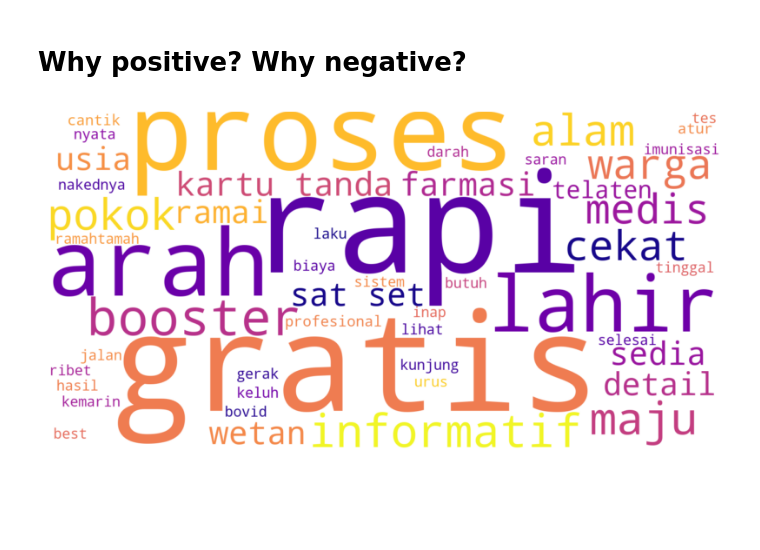
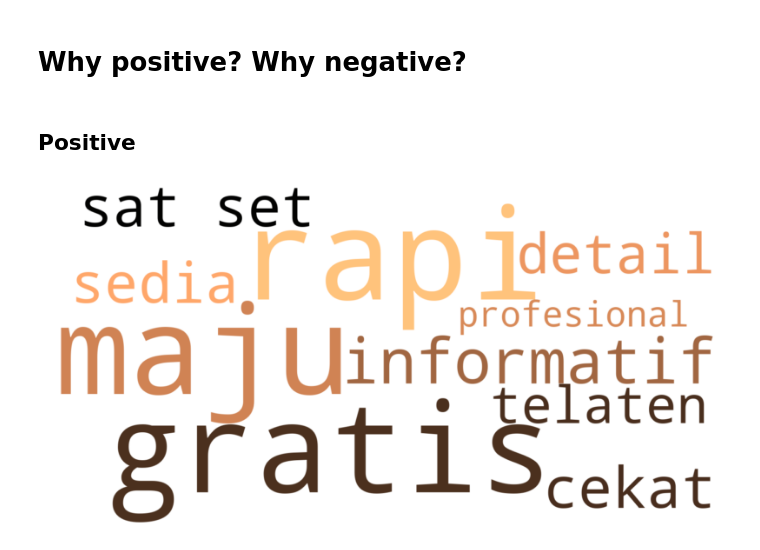
Before and after one commit to elskow/PuskesmasSbyAnalysis, a Jupyter notebook: 3-data analysis.ipynb, the cells around one changed output. Cells and saved outputs as stored; diff of their text form; code cells hidden in the pictures; blank space fills up the shorter version.

```diff
--- a/3-data analysis.ipynb
+++ b/3-data analysis.ipynb
@@ -315,6 +318,8 @@ Try using .loc[row_indexer,col_indexer] = value instead
 See the caveats in the documentation: https://pandas.pydata.org/pandas-docs/stable/user_guide/indexing.html#returning-a-view-versus-a-copy
 # %% [markdown]
 # Why positive? Why negative?
+# %% [markdown]
+## Positive
 # %%
 from sklearn.feature_extraction.text import TfidfVectorizer
 import numpy as np
@@ -332,36 +337,39 @@ word_scores = np.sum(tfidf_matrix, axis=0)
 features = vectorizer.get_feature_names_out()
 scores = word_scores.A1
 word_score_dict = dict(zip(features, scores))
 
 sorted_words = sorted(word_score_dict.items(), key=lambda x: x[1], reverse=True)
 
 positive_reviews = ' '.join(predicted_data_puskesmas[predicted_data_puskesmas['is_positive'] == 1]['cleaned_review_text'])
 
 N = 100
 common_words = set([word for word, score in sorted_words[:N]])
 
 filtered_positive_reviews = ' '.join([word for word in positive_reviews.split() if word not in common_words])
 filtered_positive_reviews = ' '.join([word for word in filtered_positive_reviews.split() if word not in detail_puskesmas['puskesmas_name'].str.lower().str.split().str[1].values])
 
-stop_words = ["bu", "sih", "oke", "ya", "aja", "udah", "ok", "suka", "pas", "sukses", "semangat"]
+stop_words = ["bu", "sih", "oke", "ya", "aja", "udah", "ok", "suka", "pas", "sukses", "semangat", "wetan", "bovid", "tes", "jalan", "darah", "lahir", "imunisasi", "booster", "bintang", "booster", "nakednya", "warga", "alam", "pokok", "medis", "kartu", "tanda", "arah", "proses", "farmasi", "usia", "ramai"]
 
 filtered_positive_reviews = ' '.join([word for word in filtered_positive_reviews.split() if word not in stop_words])
 
-pd.Series(filtered_positive_reviews.split()).value_counts().head(20)
 
 wordcloud = WordCloud(
     width=1600,
     height=800,
     background_color="white",
-    max_words=50,
-    colormap="plasma",
+    max_words=10,
+    colormap="copper",
     prefer_horizontal=1.0,
+    min_font_size=10,
+    max_font_size=300,
+    contour_width=3,
+    contour_color='steelblue'
 ).generate(filtered_positive_reviews)
 
 plt.figure(figsize=(10, 10))
 plt.imshow(wordcloud, interpolation="bilinear")
 plt.axis("off")
 plt.show()
 # %% [output]
-[figure, old version]
+[figure, new version]
 # %%
```
Also changed, not shown: parts of 20 cells of this notebook, 1 other file.
